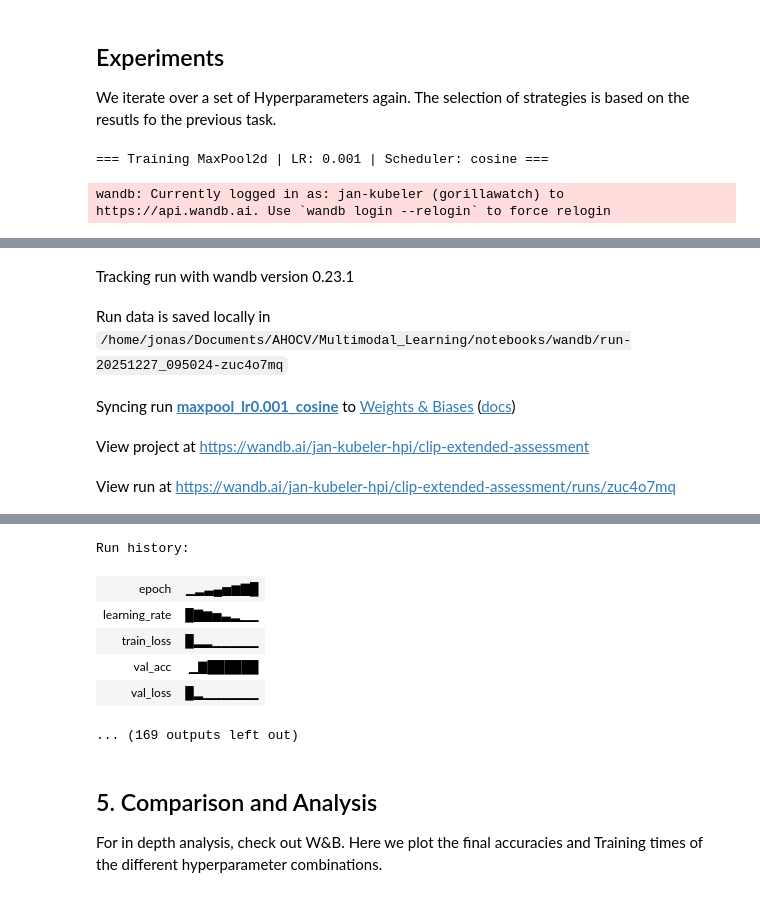
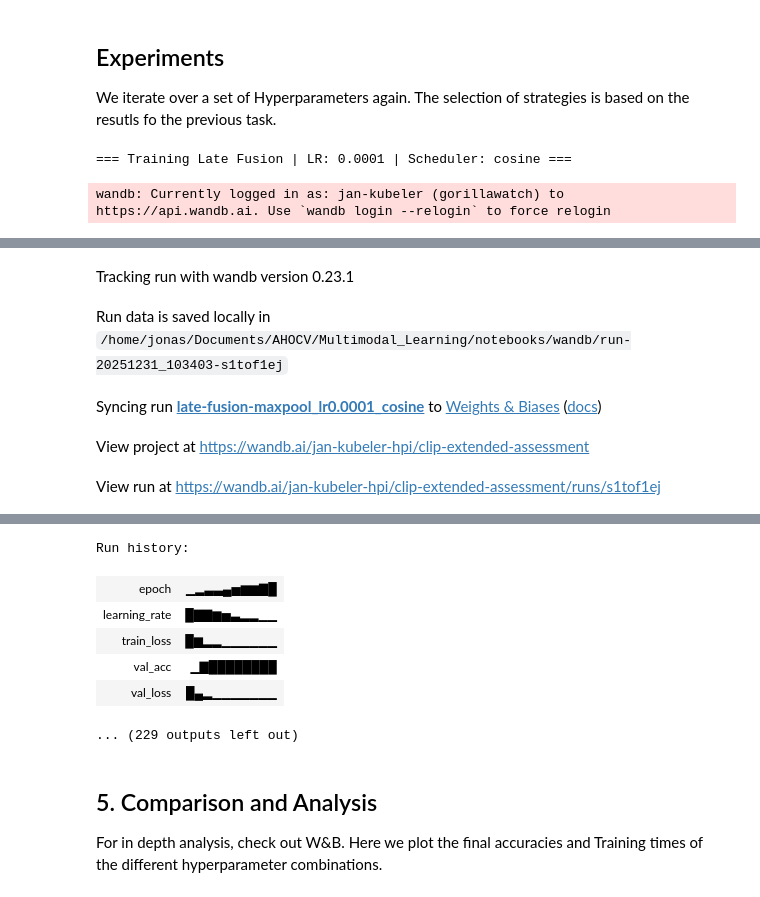
Before and after one commit to jkubuni/Multimodal_Learning, a Jupyter notebook: notebooks/03_strided_conv_ablation.ipynb, the cells around one changed output, grey strips where cells are left out. Cells and saved outputs as stored; diff of their text form; code cells hidden in the pictures.

```diff
--- a/notebooks/03_strided_conv_ablation.ipynb
+++ b/notebooks/03_strided_conv_ablation.ipynb
@@ -39,12 +42,12 @@ import wandb
 import sys
 import os
 from src.datasets import CubesAndShperesDataset
-from src.models import IntermediateFusionModel, IntermediateFusionModelStrided
+from src.models import IntermediateFusionModel, IntermediateFusionModelStrided, LateFusionModel, LateFusionModelStrided
 from src.training import train_model, evaluate_model, count_parameters
 
 # Configuration
 BATCH_SIZE = 32
-EPOCHS = 8
+EPOCHS = 10
 DEVICE = torch.device("cuda" if torch.cuda.is_available() else "cpu")
 
 print(f"Using device: {DEVICE}")
@@ -165,14 +177,16 @@ We iterate over a set of Hyperparameters again. The selection of strategies is b
 results = {}
 
 # Hyperparameters to test
-learning_rates = [1e-3, 1e-4, 1e-5]
+learning_rates = [1e-4, 1e-5]
 use_schedulers = [True, False]
 
 # Define models to test
 # Format: (Name, ID, ModelClass, InitArgs)
 strategies = [
-    ("MaxPool2d", "maxpool", IntermediateFusionModel, {'fusion_type': 'concat'}),
-    ("Strided Conv", "strided-conv", IntermediateFusionModelStrided, {'fusion_type': 'concat'}),
+    ("Late Fusion", "late-fusion-maxpool", LateFusionModel, {}),
+    ("Late Fusion Strided", "late-fusion-strided", LateFusionModelStrided, {}),
+    ("MaxPool2d", "IF-mul-maxpool", IntermediateFusionModel, {'fusion_type': 'multiply'}),
+    ("Strided Conv", "IF-mul-strided-conv", IntermediateFusionModelStrided, {'fusion_type': 'multiply'}),
 ]
 best_val_acc = 0.0
 best_model_info = None
@@ -203,10 +217,10 @@ for name, strategy_id, model_cls, model_kwargs in strategies:
                 scheduler = optim.lr_scheduler.CosineAnnealingLR(optimizer, T_max=EPOCHS)
 
             # Train
-            train_loss, val_loss, val_acc, train_time = train_model(model, train_loader, val_loader, optimizer, criterion, epochs=EPOCHS, scheduler=scheduler, use_wandb=True)
+            train_loss, val_loss, val_acc, train_time = train_model(model, train_loader, val_loader, optimizer, criterion, epochs=EPOCHS, scheduler=scheduler, use_wandb=True, device=DEVICE)
 
             # Evaluate on Validation Set (since we don't have a separate test set)
-            final_acc, _, _, _ = evaluate_model(model, val_loader)
+            final_acc, _, _, _ = evaluate_model(model, val_loader, device=DEVICE)
 
             results[run_name] = {
                 'Validation Loss': val_loss[-1],
@@ -228,17 +242,17 @@ for name, strategy_id, model_cls, model_kwargs in strategies:
                     "scheduler": sched_str,
                     "accuracy": final_acc,
                 }
-                torch.save(model.state_dict(), f"/gdrive/MyDrive/extended_assessments/Multimodal_Learning/checkpoints/best_stride_abl_model.pth")
-                with open("/gdrive/MyDrive/extended_assessments/Multimodal_Learning/checkpoints/best_stride_abl_model_info.txt", "wb") as f:
+                torch.save(model.state_dict(), f"../checkpoints/best_stride_abl_model.pth")
+                with open("../checkpoints/best_stride_abl_model_info.txt", "wb") as f:
                     f.write(str(best_model_info).encode())
 
             wandb.finish()
 # %% [output]
-=== Training MaxPool2d | LR: 0.001 | Scheduler: cosine ===
+=== Training Late Fusion | LR: 0.0001 | Scheduler: cosine ===
 wandb: Currently logged in as: jan-kubeler (gorillawatch) to https://api.wandb.ai. Use `wandb login --relogin` to force relogin
 [interactive output not drawn]
 Tracking run with wandb version 0.23.1
-Run data is saved locally in /home/jonas/Documents/AHOCV/Multimodal_Learning/notebooks/wandb/run-20251227_095024-zuc4o7mq
+Run data is saved locally in /home/jonas/Documents/AHOCV/Multimodal_Learning/notebooks/wandb/run-20251231_103403-s1tof1ej
-Syncing run maxpool_lr0.001_cosine to Weights & Biases (docs)
+Syncing run late-fusion-maxpool_lr0.0001_cosine to Weights & Biases (docs)
 View project at https://wandb.ai/jan-kubeler-hpi/clip-extended-assessment
-View run at https://wandb.ai/jan-kubeler-hpi/clip-extended-assessment/runs/zuc4o7mq
+View run at https://wandb.ai/jan-kubeler-hpi/clip-extended-assessment/runs/s1tof1ej
@@ -262,11 +270,11 @@ Test Metrics: Acc=0.9994
 [interactive output not drawn]
 Run history:
-| epoch | ▁▂▃▄▅▆▇█ |
-| learning_rate | █▇▆▅▃▂▁▁ |
-| train_loss | █▂▂▁▁▁▁▁ |
-| val_acc | ▁▇██████ |
-| val_loss | █▂▁▁▁▁▁▁ |
+| epoch | ▁▂▃▃▄▅▆▆▇█ |
+| learning_rate | █▇▇▆▅▃▂▂▁▁ |
+| train_loss | █▆▂▂▁▁▁▁▁▁ |
+| val_acc | ▁▇████████ |
+| val_loss | █▄▂▁▁▁▁▁▁▁ |
-... (169 outputs left out)
+... (229 outputs left out)
 # %% [markdown]
 ## 5. Comparison and Analysis
 
```
Also changed, not shown: parts of 6 cells of this notebook, 7 other files.
